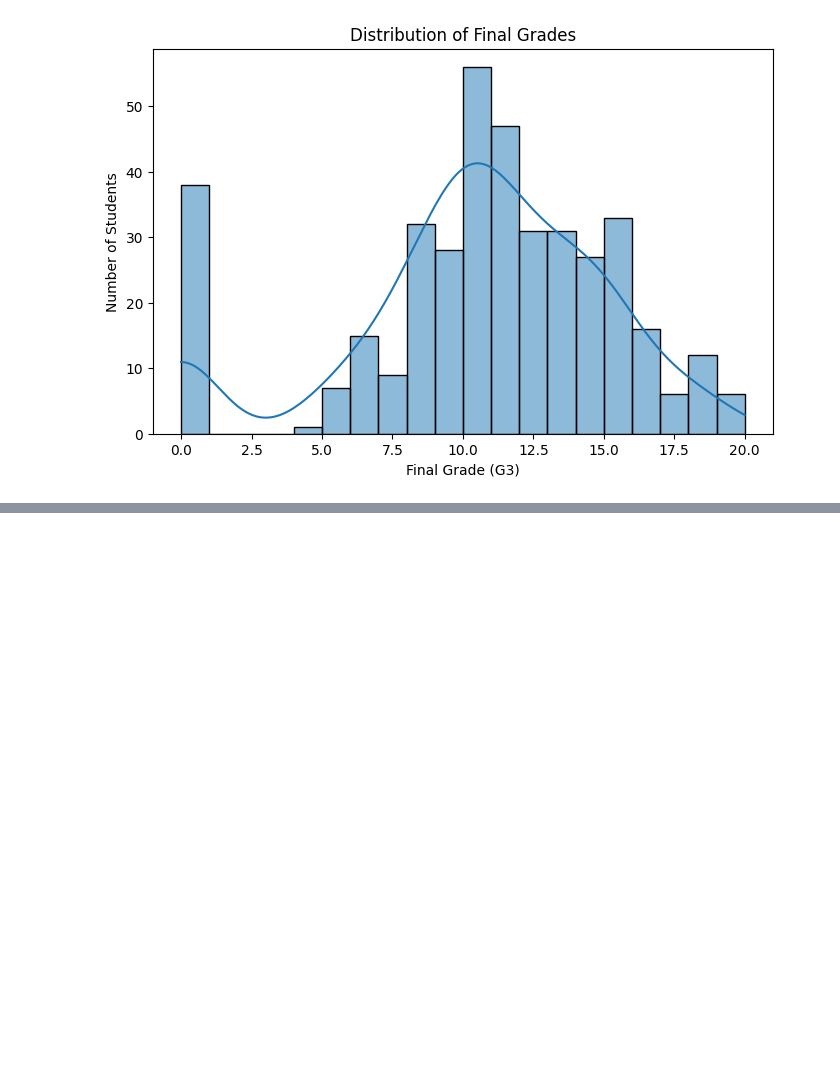
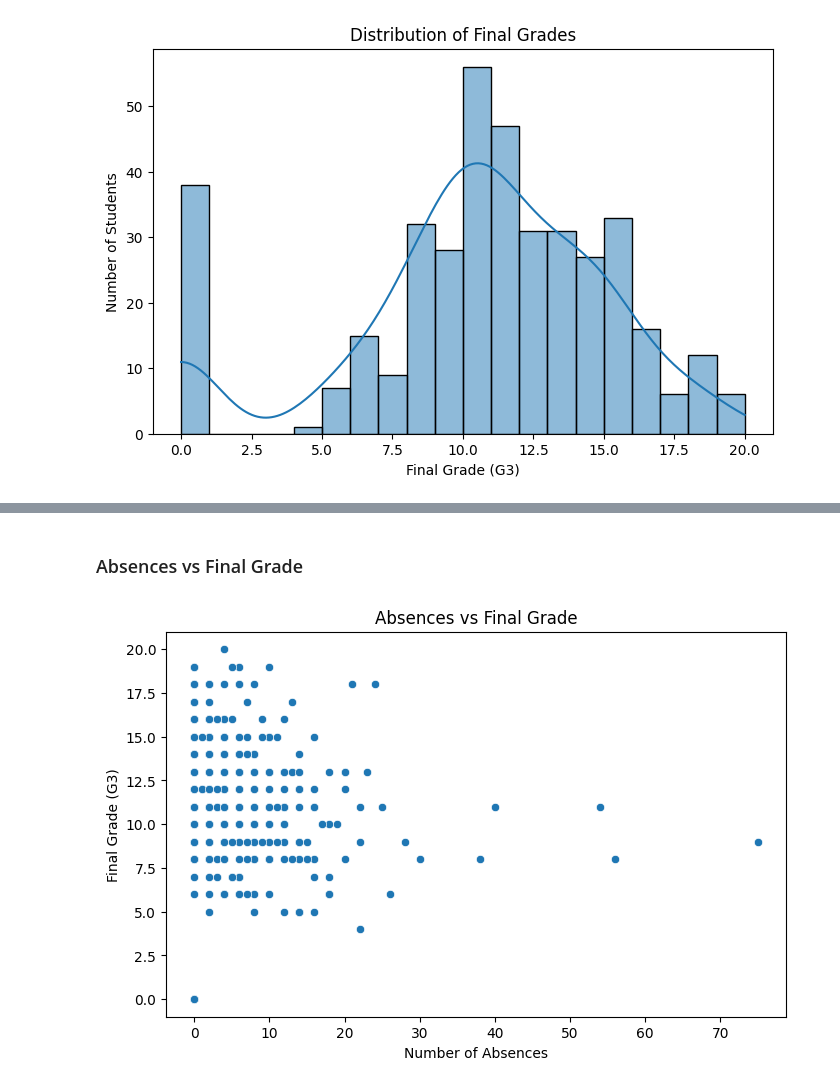
Before and after one commit to AdityaRunwal/EDA, a Jupyter notebook: Student Performance Analysis/Student performance analysis.ipynb, the cells around one changed output, grey strips where cells are left out. Cells and saved outputs as stored; diff of their text form; code cells hidden in the pictures; blank space fills up the shorter version.

```diff
--- a/Student Performance Analysis/Student performance analysis.ipynb
+++ b/Student Performance Analysis/Student performance analysis.ipynb
@@ -196,0 +245,16 @@ plt.show()
+# %% [markdown]
+### Absences vs Final Grade
+# %%
+# Examining the relationship between absences and final grades
+
+plt.figure(figsize=(8, 5))
+
+sns.scatterplot(data=df, x='absences', y='G3')
+
+plt.title('Absences vs Final Grade')
+plt.xlabel('Number of Absences')
+plt.ylabel('Final Grade (G3)')
+
+plt.show()
+# %% [output]
+[figure, added]
```
Also changed, not shown: parts of 37 cells of this notebook, 1 other file.
